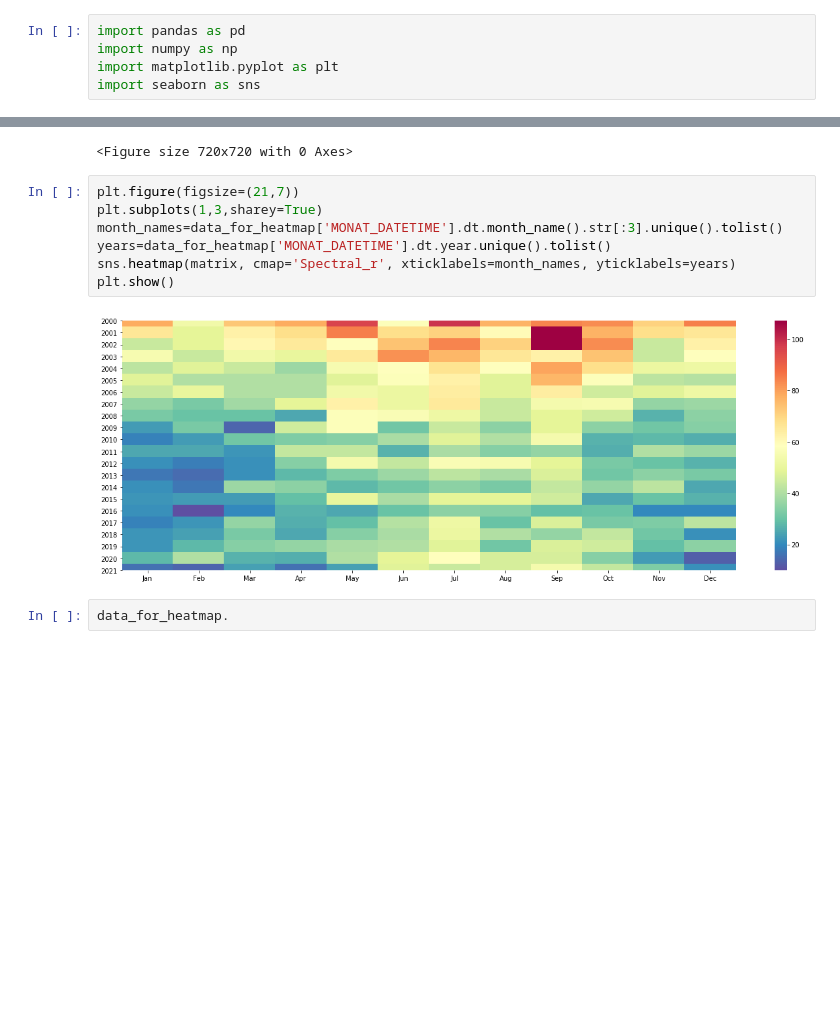
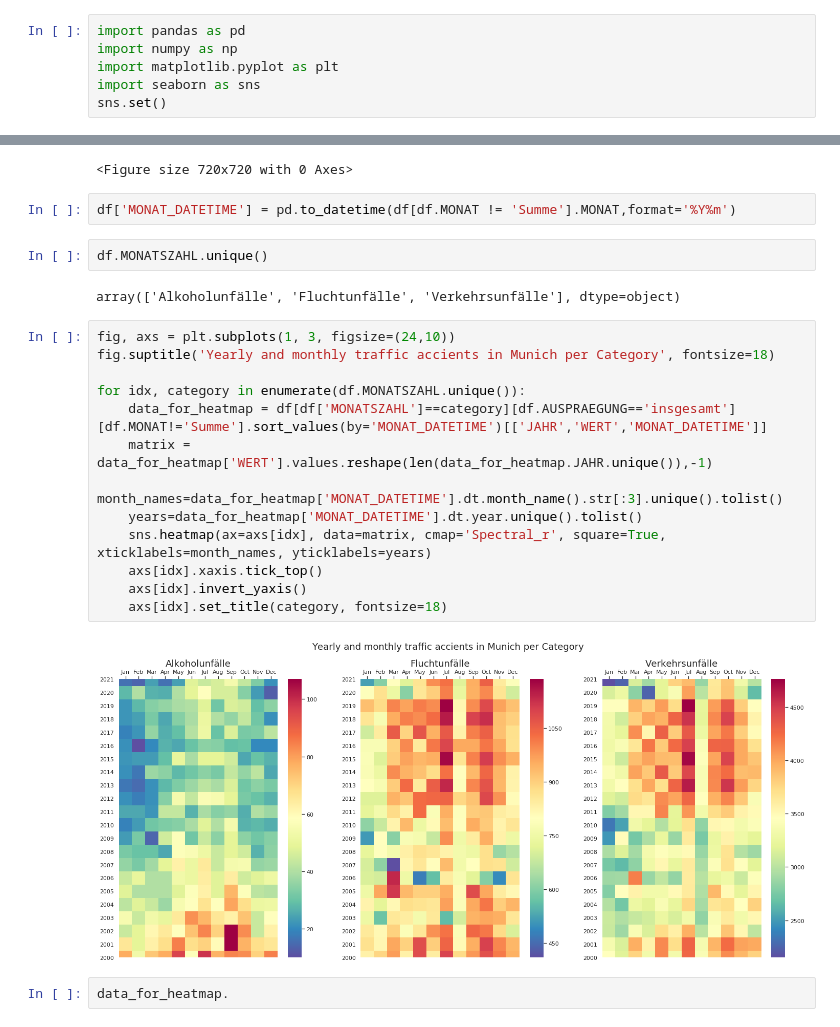
Before and after one commit to molspace/DPS_AI_challenge, a Jupyter notebook: data_visualization.ipynb, the cells around one changed output, grey strips where cells are left out. Cells and saved outputs as stored; diff of their text form; blank space fills up the shorter version.

```diff
--- a/data_visualization.ipynb
+++ b/data_visualization.ipynb
@@ -5,6 +5,7 @@ import pandas as pd
 import numpy as np
 import matplotlib.pyplot as plt
 import seaborn as sns
+sns.set()
 # %% [markdown]
 ## Download the dataset
 # %%
@@ -59,15 +60,27 @@ matrix = data_for_heatmap['WERT'].values.reshape(len(data_for_heatmap.JAHR.uniqu
 # %% [output]
 Boolean Series key will be reindexed to match DataFrame index.
 <Figure size 720x720 with 0 Axes>
-# %%
-plt.figure(figsize=(21,7))
-plt.subplots(1,3,sharey=True)
-month_names=data_for_heatmap['MONAT_DATETIME'].dt.month_name().str[:3].unique().tolist()
-years=data_for_heatmap['MONAT_DATETIME'].dt.year.unique().tolist()
-sns.heatmap(matrix, cmap='Spectral_r', xticklabels=month_names, yticklabels=years)
-plt.show()
-# %% [output]
-[figure, removed]
+# %%
+df['MONAT_DATETIME'] = pd.to_datetime(df[df.MONAT != 'Summe'].MONAT,format='%Y%m')
+# %%
+df.MONATSZAHL.unique()
+# %% [output]
+array(['Alkoholunfälle', 'Fluchtunfälle', 'Verkehrsunfälle'], dtype=object)
+# %%
+fig, axs = plt.subplots(1, 3, figsize=(24,10))
+fig.suptitle('Yearly and monthly traffic accients in Munich per Category', fontsize=18)
+
+for idx, category in enumerate(df.MONATSZAHL.unique()):
+    data_for_heatmap = df[df['MONATSZAHL']==category][df.AUSPRAEGUNG=='insgesamt'][df.MONAT!='Summe'].sort_values(by='MONAT_DATETIME')[['JAHR','WERT','MONAT_DATETIME']]
+    matrix = data_for_heatmap['WERT'].values.reshape(len(data_for_heatmap.JAHR.unique()),-1)
+    month_names=data_for_heatmap['MONAT_DATETIME'].dt.month_name().str[:3].unique().tolist()
+    years=data_for_heatmap['MONAT_DATETIME'].dt.year.unique().tolist()
+    sns.heatmap(ax=axs[idx], data=matrix, cmap='Spectral_r', square=True, xticklabels=month_names, yticklabels=years)
+    axs[idx].xaxis.tick_top()
+    axs[idx].invert_yaxis()
+    axs[idx].set_title(category, fontsize=18)
+# %% [output]
+[figure, added]
 # %%
 data_for_heatmap.
 # %% [output]
```
Also changed, not shown: 1 other file.
